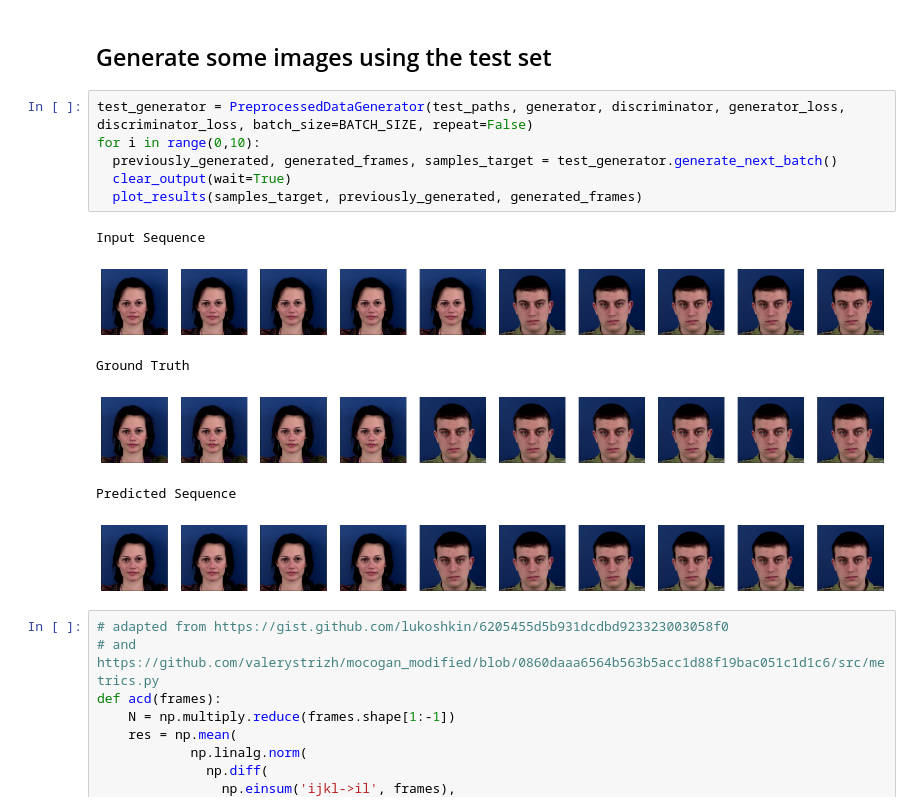
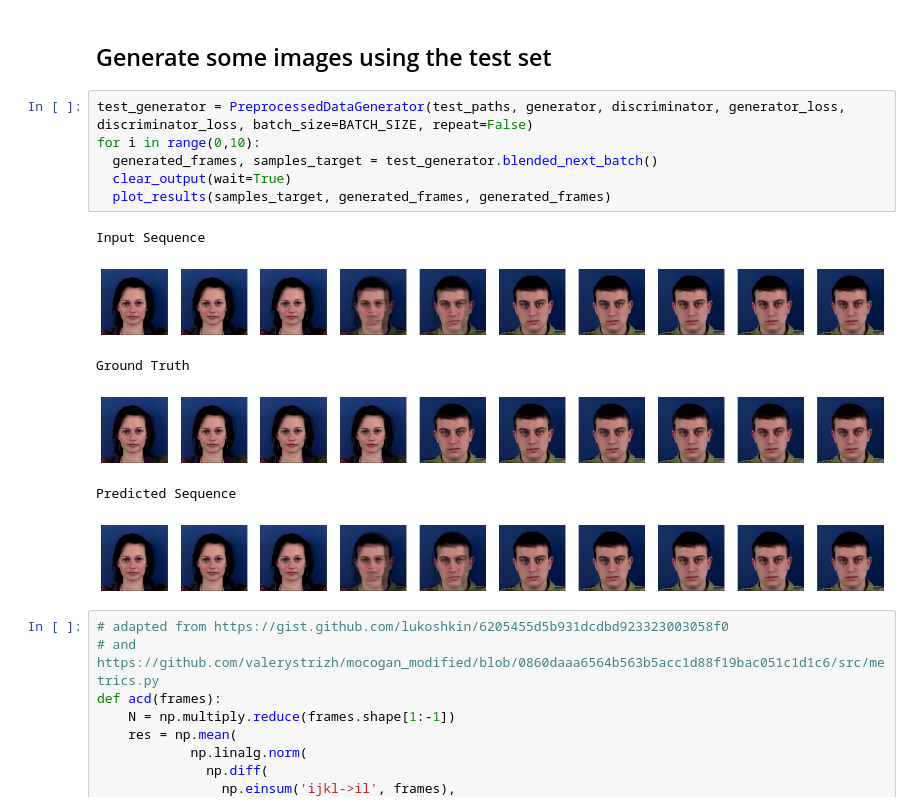
Before and after one commit to lapidarioz/temporal-coherence, a Jupyter notebook: mug_batch.ipynb, the cells around one changed output. Drawn from its saved outputs; the diff is of its cells as text.

```diff
--- a/mug_batch.ipynb
+++ b/mug_batch.ipynb
@@ -230,16 +225,16 @@ checkpoint.restore(tf.train.latest_checkpoint(checkpoint_dir))
 # %%
 test_generator = PreprocessedDataGenerator(test_paths, generator, discriminator, generator_loss, discriminator_loss, batch_size=BATCH_SIZE, repeat=False)
 for i in range(0,10):
-  previously_generated, generated_frames, samples_target = test_generator.generate_next_batch()
+  generated_frames, samples_target = test_generator.blended_next_batch()
   clear_output(wait=True)
-  plot_results(samples_target, previously_generated, generated_frames)
+  plot_results(samples_target, generated_frames, generated_frames)
 # %% [output]
 Input Sequence
-[figure, old version]
+[figure, new version]
 Ground Truth
 [figure]
 Predicted Sequence
-[figure, old version]
+[figure, new version]
 # %%
 # adapted from https://gist.github.com/lukoshkin/6205455d5b931dcdbd923323003058f0
 # and https://github.com/valerystrizh/mocogan_modified/blob/0860daaa6564b563b5acc1d88f19bac051c1d1c6/src/metrics.py
```
Also changed, not shown: parts of 15 cells of this notebook, 2 other files.
